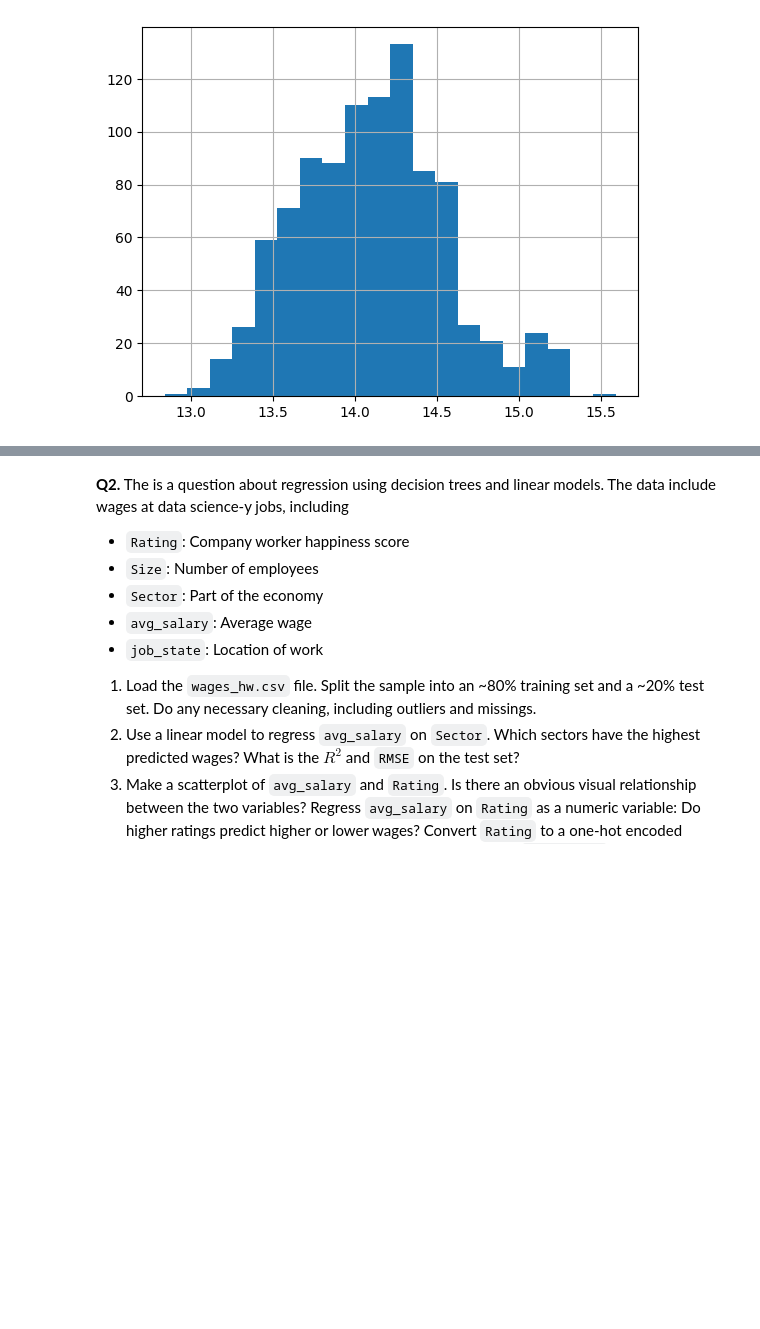
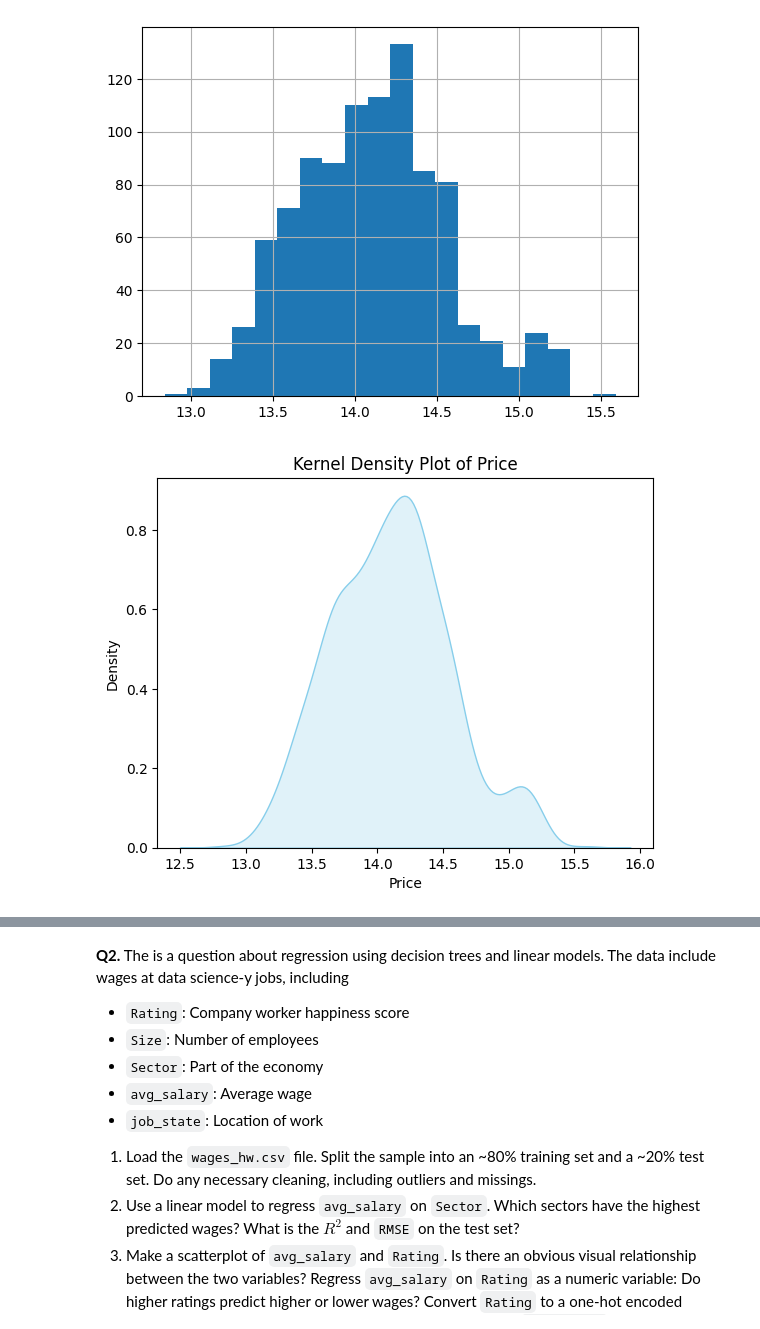
Before and after one commit to kaitlinblakeslee/assignment4, a Jupyter notebook: assignment4.ipynb, the cells around one changed output, grey strips where cells are left out. Drawn from its saved outputs; the diff is of its cells as text; code cells hidden in the pictures; blank space fills up the shorter version.

```diff
--- a/assignment4.ipynb
+++ b/assignment4.ipynb
@@ -102,3 +102,18 @@ price_log            float64
 dtype: object
 2.750062975717002
 [figure]
+# %%
+# Create a kernel density plot - should look similar to the plot above
+sns.kdeplot(data = cdf['price_log'], fill=True, color='skyblue')
+
+# Add labels and title
+plt.xlabel('Price')
+plt.ylabel('Density')
+plt.title('Kernel Density Plot of Price')
+
+# Show the plot
+plt.show()
+
+# This data looks pretty good - majority of cars are priced in the middle
+# %% [output]
+[figure, added]
```
Also changed, not shown: parts of 3 cells of this notebook.
